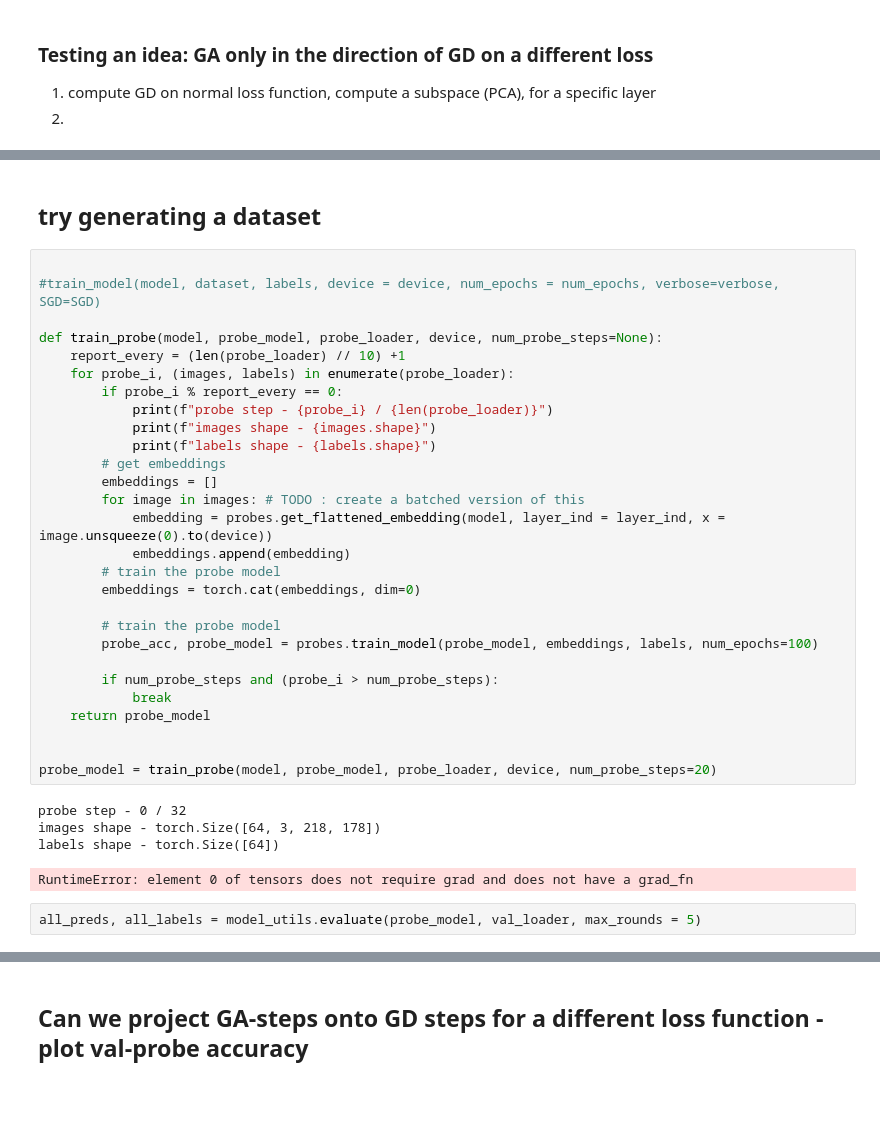
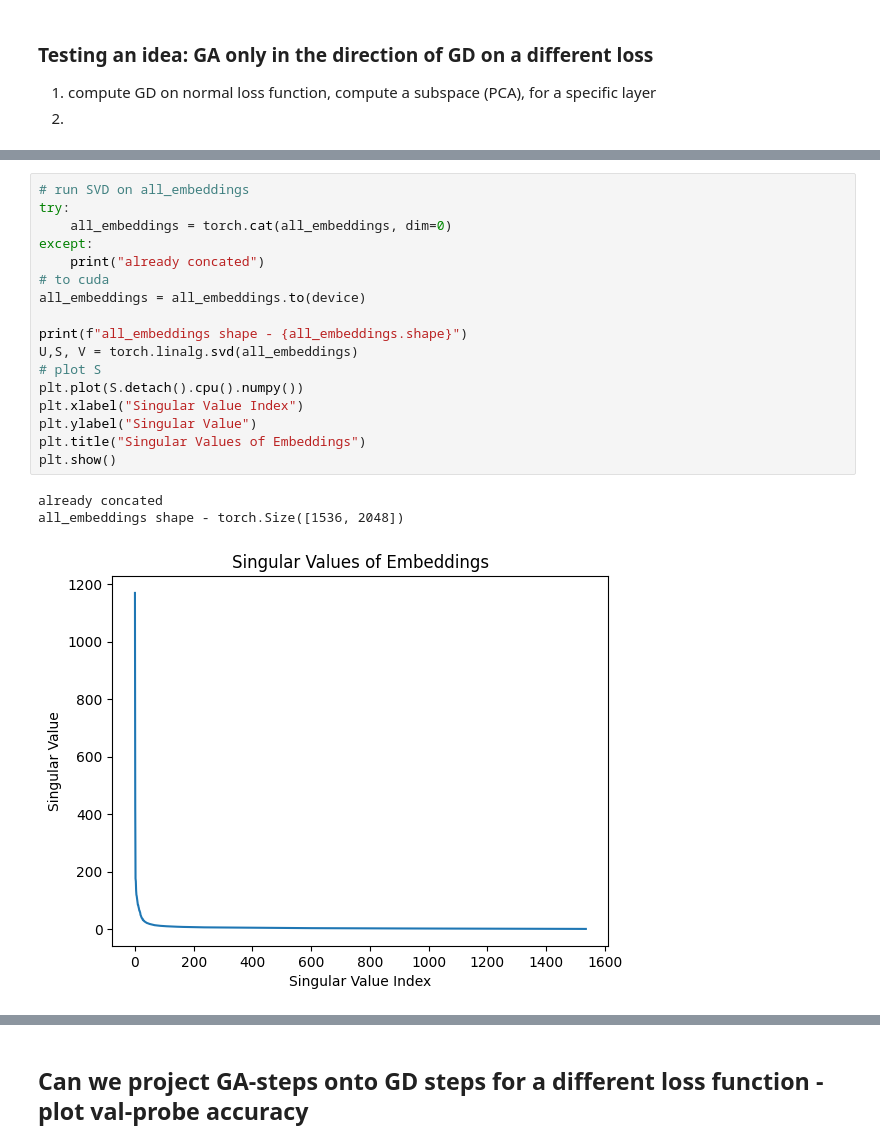
Before and after one commit to RoyRin/ripple_bench, a Jupyter notebook: notebooks/LEACE_explore.ipynb, the cells around one changed output, grey strips where cells are left out. Saved outputs shown, nothing was run; the diff lists cells and outputs as text; blank space fills up the shorter version.

```diff
--- a/notebooks/LEACE_explore.ipynb
+++ b/notebooks/LEACE_explore.ipynb
@@ -1453,37 +1474,21 @@ embedding shape - torch.Size([256, 2048])
-# %% [markdown]
-## try generating a dataset
-# %%
-
-#train_model(model, dataset, labels, device = device, num_epochs = num_epochs, verbose=verbose, SGD=SGD)
-
-def train_probe(model, probe_model, probe_loader, device, num_probe_steps=None):
-    report_every = (len(probe_loader) // 10) +1
-    for probe_i, (images, labels) in enumerate(probe_loader):
-        if probe_i % report_every == 0:
-            print(f"probe step - {probe_i} / {len(probe_loader)}")
-            print(f"images shape - {images.shape}")
-            print(f"labels shape - {labels.shape}")
-        # get embeddings
-        embeddings = []
-        for image in images: # TODO : create a batched version of this
-            embedding = probes.get_flattened_embedding(model, layer_ind = layer_ind, x = image.unsqueeze(0).to(device))
-            embeddings.append(embedding)
-        # train the probe model
-        embeddings = torch.cat(embeddings, dim=0)
-
-        # train the probe model
-        probe_acc, probe_model = probes.train_model(probe_model, embeddings, labels, num_epochs=100)
-
-        if num_probe_steps and (probe_i > num_probe_steps):
-            break
-    return probe_model
-
-
-probe_model = train_probe(model, probe_model, probe_loader, device, num_probe_steps=20)
-# %% [output]
-probe step - 0 / 32
-images shape - torch.Size([64, 3, 218, 178])
-labels shape - torch.Size([64])
-RuntimeError: element 0 of tensors does not require grad and does not have a grad_fn
-# %%
-all_preds, all_labels = model_utils.evaluate(probe_model, val_loader, max_rounds = 5)
+# %%
+# run SVD on all_embeddings
+try:
+    all_embeddings = torch.cat(all_embeddings, dim=0)
+except:
+    print("already concated")
+# to cuda
+all_embeddings = all_embeddings.to(device)
+
+print(f"all_embeddings shape - {all_embeddings.shape}")
+U,S, V = torch.linalg.svd(all_embeddings)
+# plot S
+plt.plot(S.detach().cpu().numpy())
+plt.xlabel("Singular Value Index")
+plt.ylabel("Singular Value")
+plt.title("Singular Values of Embeddings")
+plt.show()
+# %% [output]
+already concated
+all_embeddings shape - torch.Size([1536, 2048])
+[figure, added]
```
Also changed, not shown: parts of 33 cells of this notebook, 3 other files.
